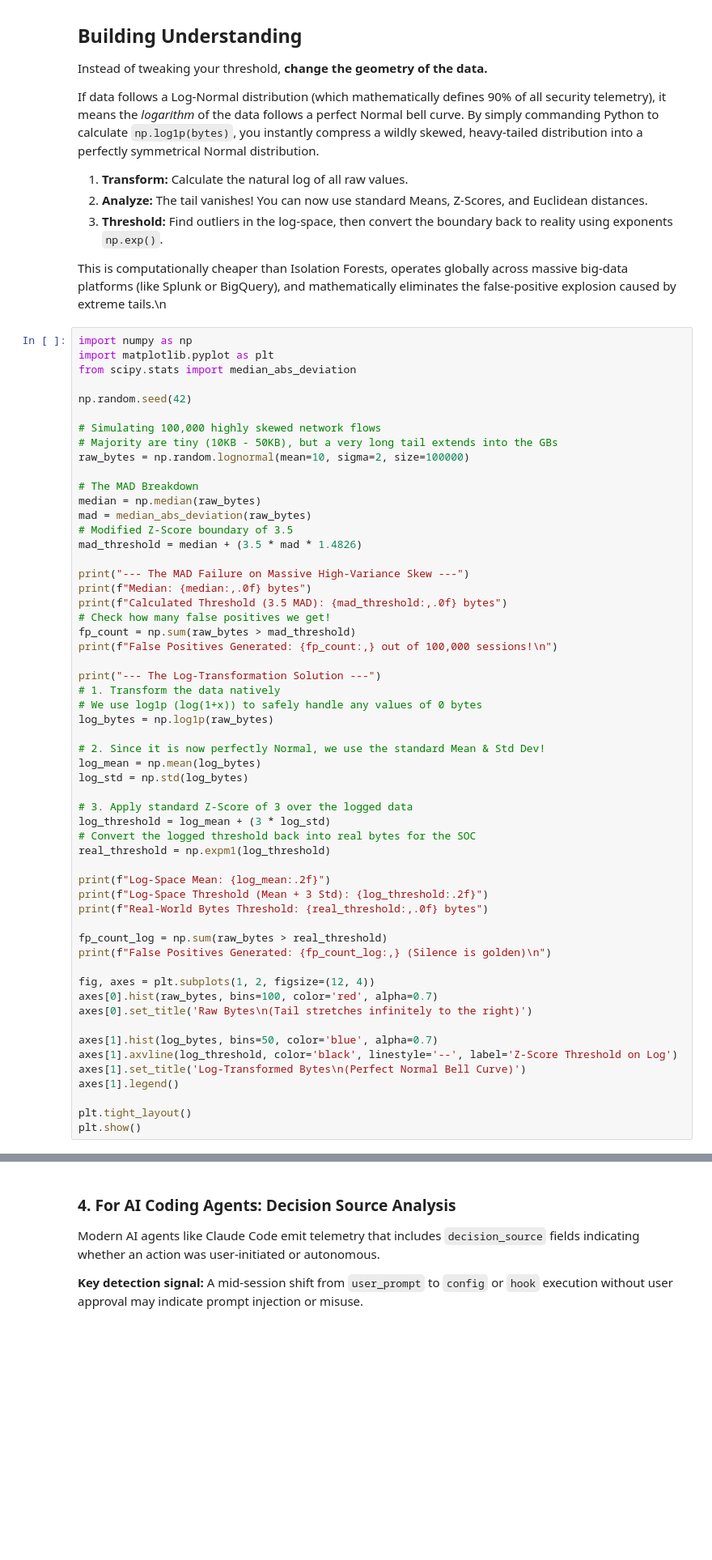
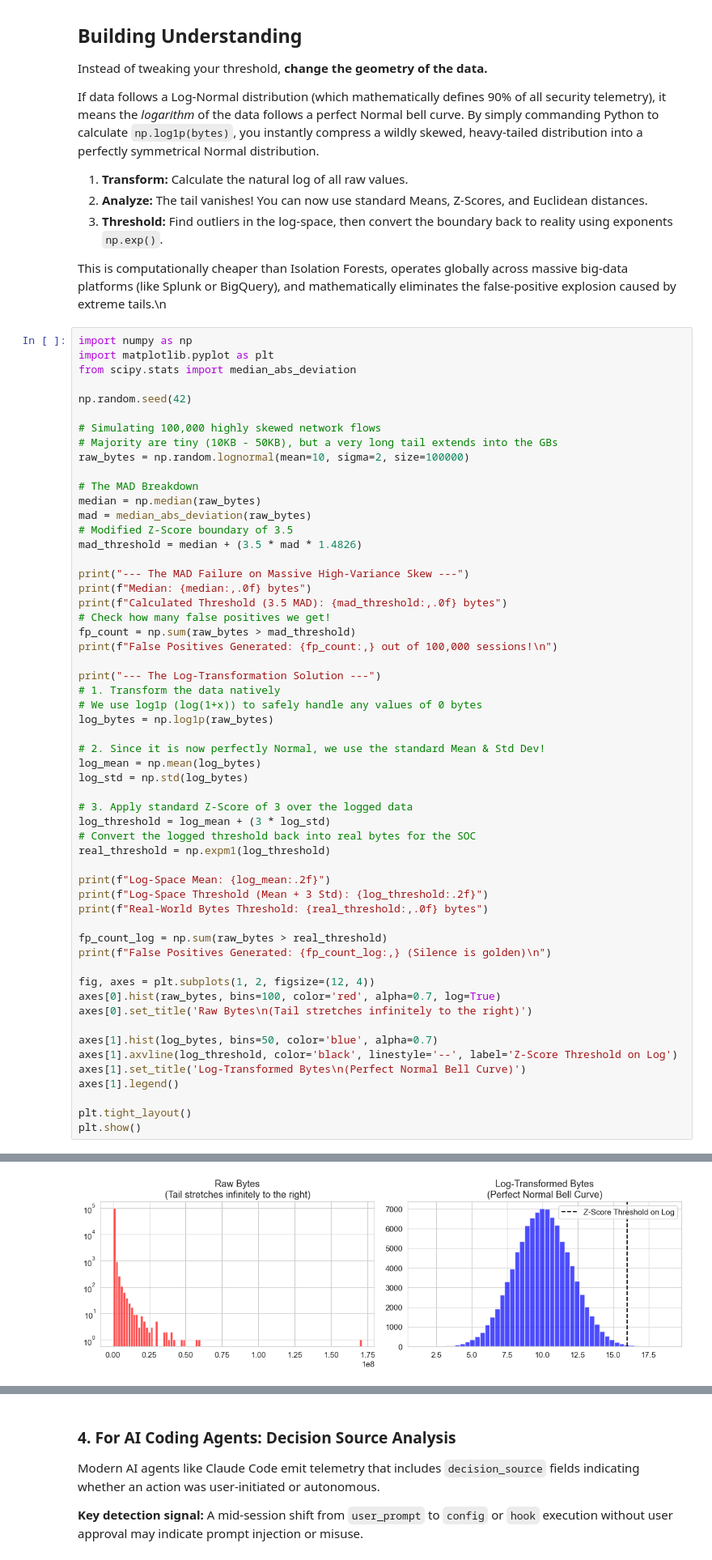
Before and after one commit to Btlyons1/Data-Science-For-Security-Engineers, a Jupyter notebook: Data_Science_for_Security_Engineers.ipynb, the cells around one changed output, grey strips where cells are left out. Shown at 81% size. Cells and saved outputs as stored; diff of their text form; blank space fills up the shorter version.

```diff
--- a/Data_Science_for_Security_Engineers.ipynb
+++ b/Data_Science_for_Security_Engineers.ipynb
@@ -1896,7 +2023,7 @@ fp_count_log = np.sum(raw_bytes > real_threshold)
 print(f"False Positives Generated: {fp_count_log:,} (Silence is golden)\n")
 
 fig, axes = plt.subplots(1, 2, figsize=(12, 4))
-axes[0].hist(raw_bytes, bins=100, color='red', alpha=0.7)
+axes[0].hist(raw_bytes, bins=100, color='red', alpha=0.7, log=True)
 axes[0].set_title('Raw Bytes\n(Tail stretches infinitely to the right)')
 
 axes[1].hist(log_bytes, bins=50, color='blue', alpha=0.7)
@@ -1906,3 +2033,4 @@ axes[1].legend()
 
 plt.tight_layout()
 plt.show()
+# %% [output]
@@ -1909,3 +2047,4 @@ plt.show()
+[figure, added]
 # %% [markdown]
 <a id='chapter-15'></a>
 # Chapter 15: Local Outlier Factor (LOF)
```
Also changed, not shown: parts of 99 cells of this notebook, 1 other file.
